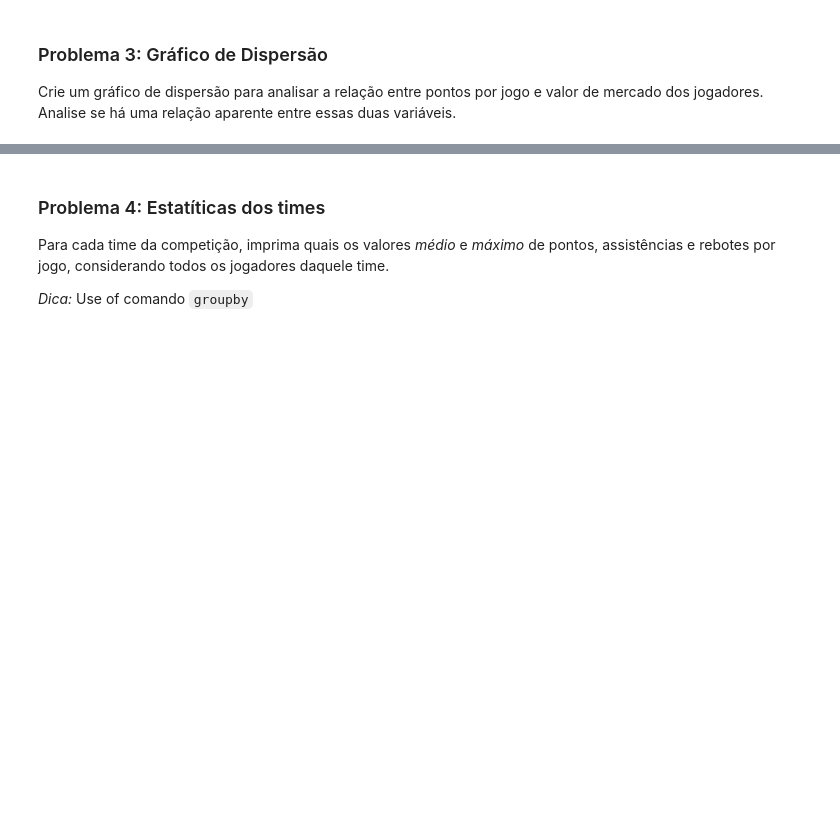
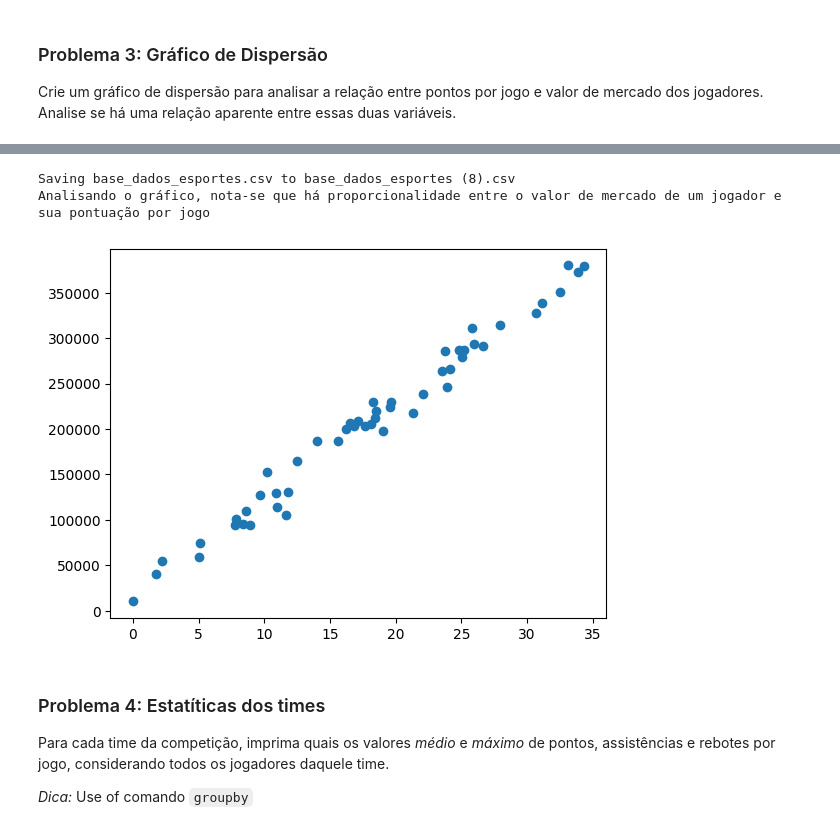
Before and after one commit to mahzze/Solucoes-notebooks-bcc, a Jupyter notebook: atividades/Atividade_3_Bases_de_Dados_e_Tabelas.ipynb, the cells around one changed output, grey strips where cells are left out. Saved outputs shown, nothing was run; the diff lists cells and outputs as text; code cells hidden in the pictures; blank space fills up the shorter version.

```diff
--- a/atividades/Atividade_3_Bases_de_Dados_e_Tabelas.ipynb
+++ b/atividades/Atividade_3_Bases_de_Dados_e_Tabelas.ipynb
@@ -13,3 +58,15 @@ Gere três histogramas contendo a distribuição de pontos por jogo, de assistê
 # %% [markdown]
 ### Problema 3: Gráfico de Dispersão
 Crie um gráfico de dispersão para analisar a relação entre pontos por jogo e valor de mercado dos jogadores. Analise se há uma relação aparente entre essas duas variáveis.
+# %%
+import pandas as pd
+import matplotlib.pyplot as plt
+from google.colab import files
+
+arquivo = files.upload()
+df = pd.read_csv("base_dados_esportes.csv")
+
+plt.scatter(df["Pontos por Jogo"], df["Valor de Mercado (USD)"])
+
+print("Analisando o gráfico, nota-se que há proporcionalidade entre o valor de mercado de um jogador e sua pontuação por jogo")
+# %% [output]
@@ -16,3 +74,6 @@ Crie um gráfico de dispersão para analisar a relação entre pontos por jogo e
+Saving base_dados_esportes.csv to base_dados_esportes (8).csv
+Analisando o gráfico, nota-se que há proporcionalidade entre o valor de mercado de um jogador e sua pontuação por jogo
+[figure, added]
 # %% [markdown]
 ### Problema 4: Estatíticas dos times
 Para cada time da competição, imprima quais os valores *médio* e *máximo* de pontos, assistências e rebotes por jogo, considerando todos os jogadores daquele time.
```
Also changed, not shown: parts of 5 cells of this notebook.
